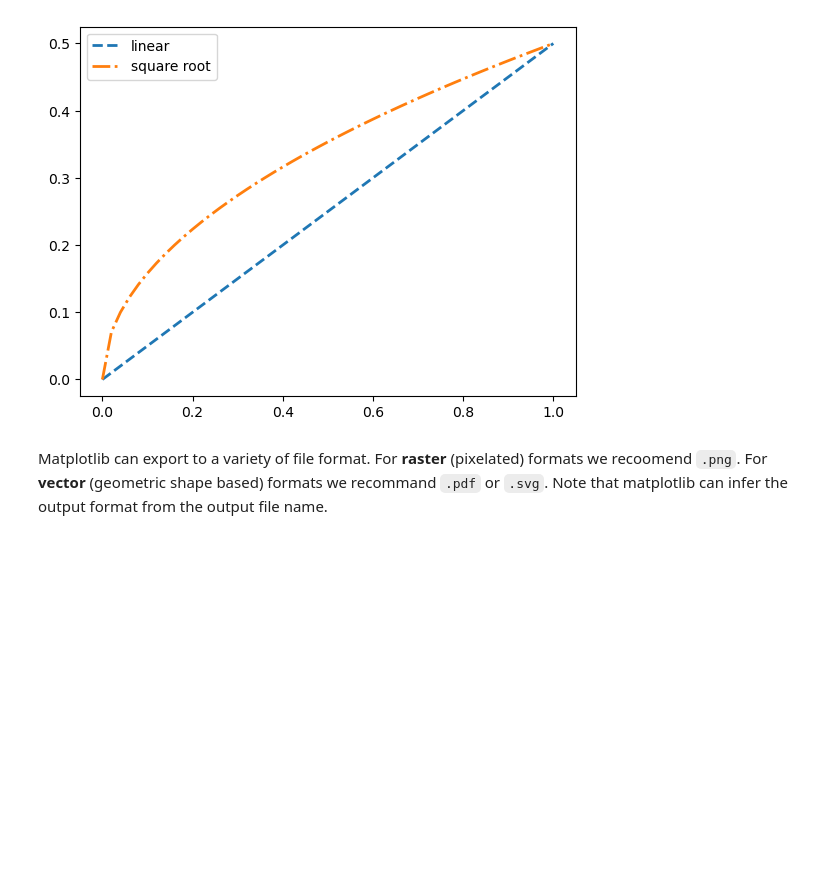
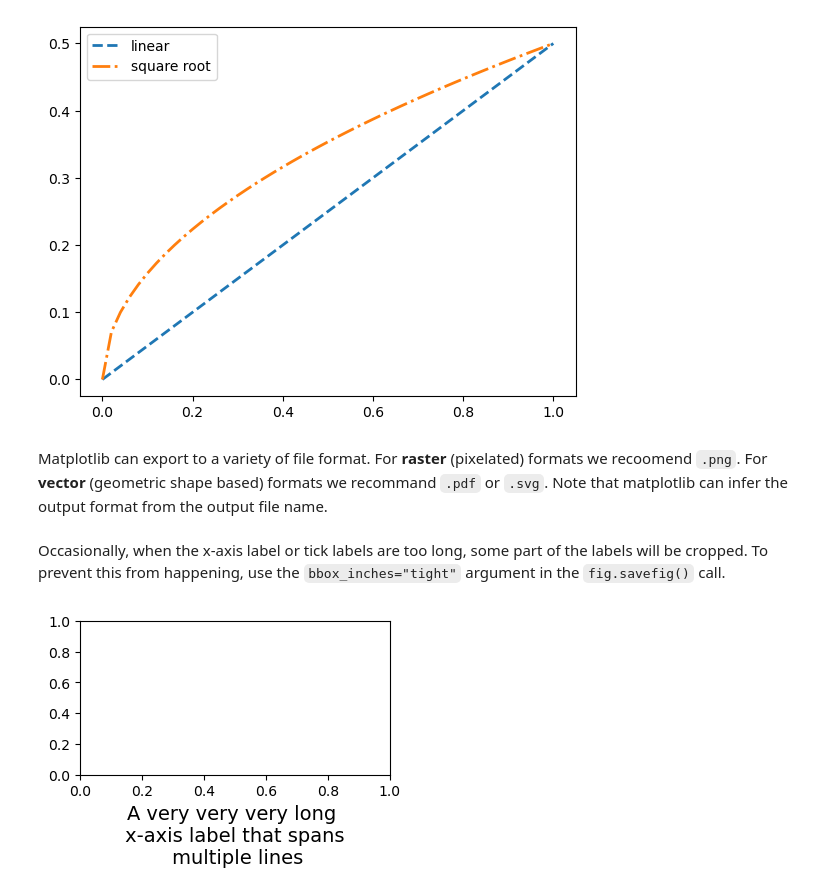
Before and after one commit to OCEAN-215-2025/preclass, a Jupyter notebook: _sources/week_05/intro_matplotlib.ipynb, the cells around one changed output. Saved outputs shown, nothing was run; the diff lists cells and outputs as text; code cells hidden in the pictures; blank space fills up the shorter version.

```diff
--- a/_sources/week_05/intro_matplotlib.ipynb
+++ b/_sources/week_05/intro_matplotlib.ipynb
@@ -154,3 +154,19 @@ plt.show(fig)
 [figure]
 # %% [markdown]
 Matplotlib can export to a variety of file format. For **raster** (pixelated) formats we recoomend `.png`. For **vector** (geometric shape based) formats we recommand `.pdf` or `.svg`. Note that matplotlib can infer the output format from the output file name.
+# %% [markdown]
+Occasionally, when the x-axis label or tick labels are too long, some part of the labels will be cropped. To prevent this from happening, use the `bbox_inches="tight"` argument in the `fig.savefig()` call.
+# %%
+fig = plt.figure(figsize=(4, 2))
+ax = fig.add_subplot()
+
+# x-axis label with explicit linebreaks (`\n`)
+ax.set_xlabel("A very very very long \n x-axis label that spans \n multiple lines", fontsize=14)
+
+fig.savefig("output/long_x_label_cropped.png") # cropped x label
+
+fig.savefig("output/long_x_label.png", bbox_inches="tight") # x label not cropped
+
+plt.show(fig)
+# %% [output]
+[figure, added]
```
Also changed, not shown: 43 other files.
